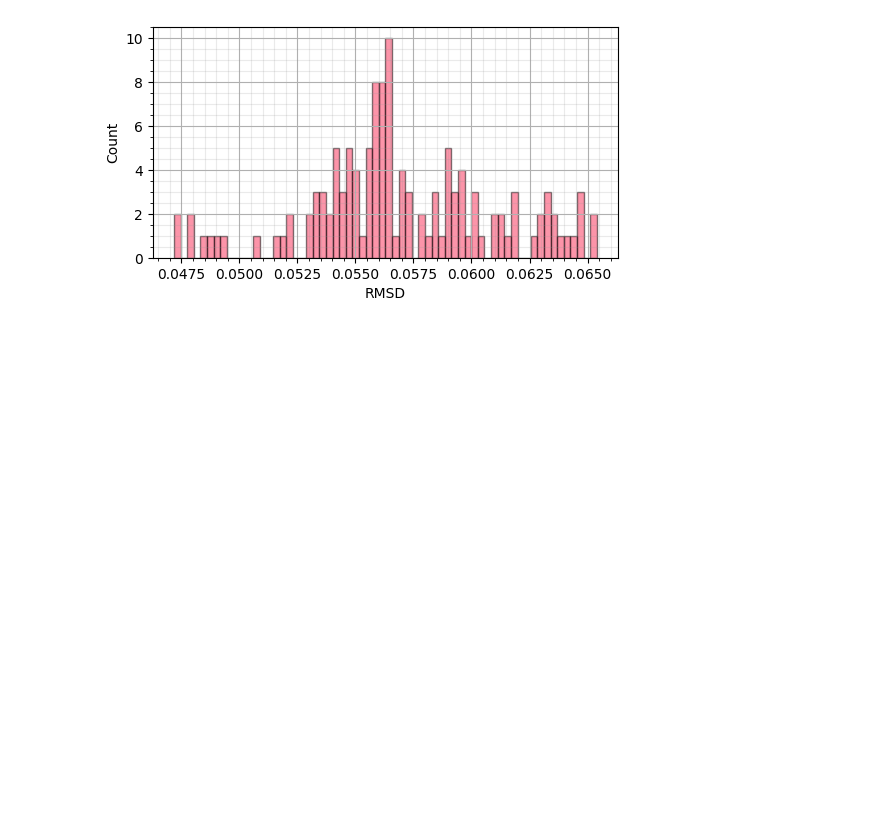
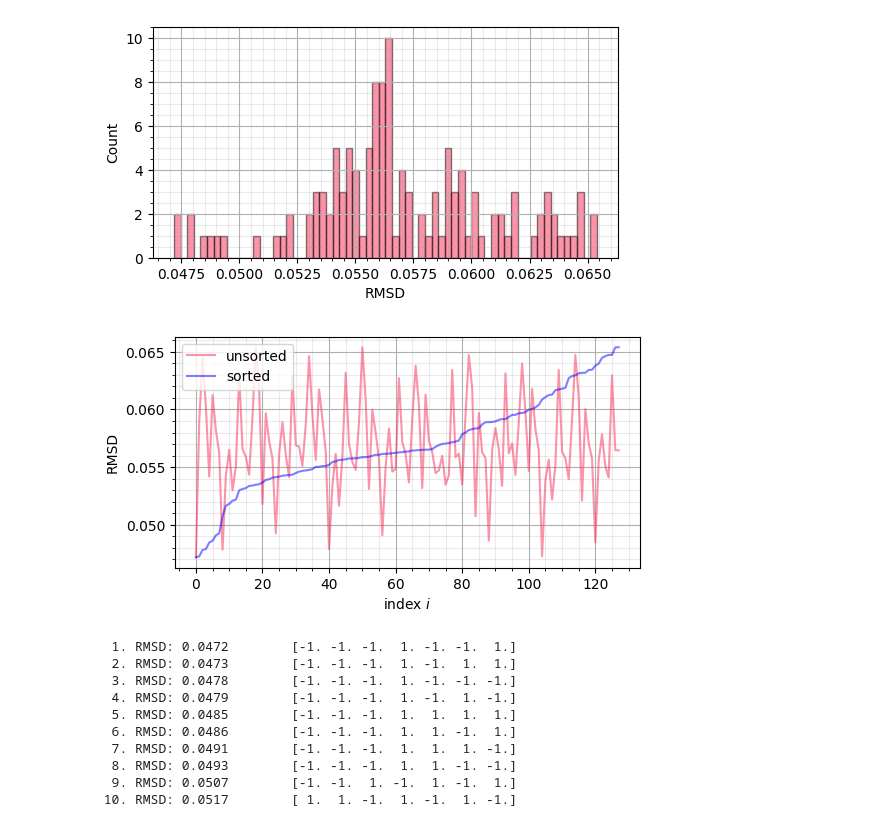
Before and after one commit to CVC97/ALC-24-25, a Jupyter notebook: BK.SLM_study_liquid_membranes/bk.slm_data_analysis.ipynb, the cells around one changed output. Cells and saved outputs as stored; diff of their text form; code cells hidden in the pictures; blank space fills up the shorter version.

```diff
--- a/BK.SLM_study_liquid_membranes/bk.slm_data_analysis.ipynb
+++ b/BK.SLM_study_liquid_membranes/bk.slm_data_analysis.ipynb
@@ -496,5 +499,5 @@ def phase_factor_performance(phases, plot = 0):
 # %%
-# +++++ GENERATE ALL COMBINATIONS OF PHASE FACTORS +++++
+# +++++ GENERATE ALL COMBINATIONS OF PHASE FACTORS AND EVALUATE THEIR FIT +++++
 
 # array of all different phase combinations (n = n_max = 8) phase factors
 n_max = 7
@@ -512,6 +515,9 @@ for i_factor in range(2**n_max):
 # iterate through all possible phase combinations
 rmsd_list = []
 for phase_factors in phase_factor_list:
+    dict = {}
     rmsd = phase_factor_performance(phase_factors)
-    rmsd_list.append(rmsd)
+    dict["phase_factors"] = phase_factors
+    dict["RMSD"] = rmsd
+    rmsd_list.append(dict)
 # %%
@@ -540,3 +539,69 @@ plt.savefig('BK.SLM_visualizations/RMSD_histogram.pgf', facecolor = 'white', bbo
 plt.show()
 # %% [output]
 [figure]
+# %%
+# +++++ DETERMINATION OF THE BEST PHASE SETTING +++++
+
+# recursively sort a list of dictionaries by a given key
+def sort_dict_list(list, key):
+    len_list = len(list)                                    # length of the list
+    # end of sort
+    if len_list <= 1:
+        return list
+    # find the smallest dict["key"] in the list and places it at index 0
+    else:
+        min_index = 0                                       # temp: minimum index
+        min_key = list[0][key]                              # temp: minimum key
+        # iterate through list
+        for i in range(len_list):
+            # set new minimum index and key if current key smaller than temp minimum key
+            if list[i][key] < min_key:
+                min_index = i
+                min_key = list[i][key]
+        # switch positions of minumum key element and element 0
+        list[0], list[min_index] = list[min_index], list[0]
+        # call the function recursively by omitting the lowest entry now at index 0
+        return [list[0]] + sort_dict_list(list[1:], key)
+
+
+# find best fit with index
+rmsd_list_unsorted = rmsd_list.copy()
+rmsd_list_sorted = sort_dict_list(rmsd_list, "RMSD")
+
+
+# sanity check for sorting the list
+fig, ax = plt.subplots(figsize=(6,3))
+ax.set_xlabel(r'index $i$')              # \mathrm{\AA} wird im notebook angezeigt aber nicht im pgf plot!! dazu durch \si{\AA} in der .pgf ersetzen!!
+ax.set_ylabel(r'RMSD')
+ax.grid()
+ax.grid(which='minor', color = '#999999', alpha = 0.2, linestyle = '-')
+ax.minorticks_on()
+
+ax.plot([i for i in range(len(rmsd_list_unsorted))], [element["RMSD"] for element in rmsd_list_unsorted], color = "xkcd:red pink", alpha = 0.5, label = f"unsorted")
+ax.plot([i for i in range(len(rmsd_list_sorted))], [element["RMSD"] for element in rmsd_list_sorted], color = "blue", alpha = 0.5, label = f"sorted")
+
+ax.legend()
+ax.legend(loc="upper left")
+
+plt.savefig('BK.SLM_visualizations/RMSD_sorted.pdf', facecolor = 'white', bbox_inches='tight')
+plt.savefig('BK.SLM_visualizations/RMSD_sorted.pgf', facecolor = 'white', bbox_inches='tight')
+
+plt.show()
+
+
+# printing the bset 10 phase combinations
+for i in range(10):
+    rmsd, phase_factors = rmsd_list_sorted[i]["RMSD"], rmsd_list_sorted[i]["phase_factors"]
+    print(f"{i+1:>3}. RMSD: {round(rmsd, 4)}\t {phase_factors}")
+# %% [output]
+[figure, added]
+  1. RMSD: 0.0472        [-1. -1. -1.  1. -1. -1.  1.]
+  2. RMSD: 0.0473        [-1. -1. -1.  1. -1.  1.  1.]
+  3. RMSD: 0.0478        [-1. -1. -1.  1. -1. -1. -1.]
+  4. RMSD: 0.0479        [-1. -1. -1.  1. -1.  1. -1.]
+  5. RMSD: 0.0485        [-1. -1. -1.  1.  1.  1.  1.]
+  6. RMSD: 0.0486        [-1. -1. -1.  1.  1. -1.  1.]
+  7. RMSD: 0.0491        [-1. -1. -1.  1.  1.  1. -1.]
+  8. RMSD: 0.0493        [-1. -1. -1.  1.  1. -1. -1.]
+  9. RMSD: 0.0507        [-1. -1.  1. -1.  1. -1.  1.]
+ 10. RMSD: 0.0517        [ 1.  1. -1.  1. -1.  1. -1.]
```
Also changed, not shown: parts of 4 cells of this notebook, 15 other files.
